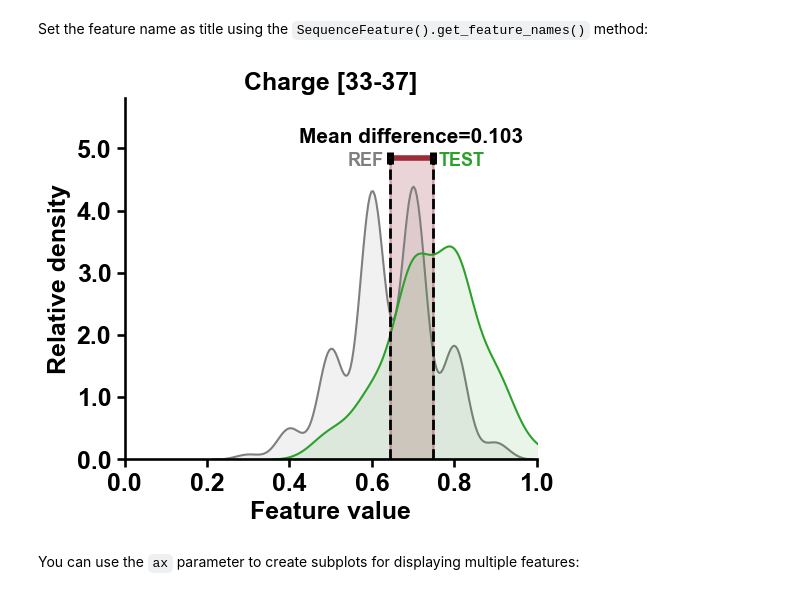
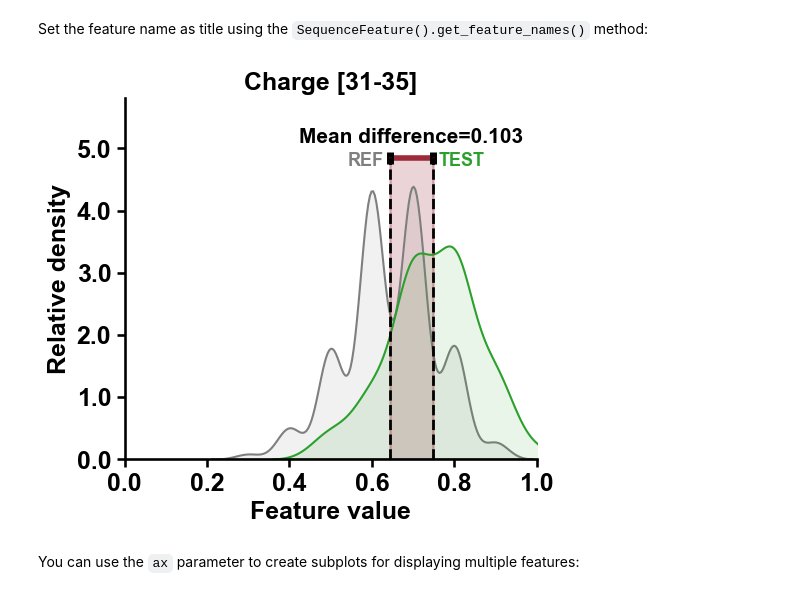
Before and after one commit to breimanntools/aaanalysis, a Jupyter notebook: examples/feature_engineering/cpp_plot_feature.ipynb, the cells around one changed output. Saved outputs shown, nothing was run; the diff lists cells and outputs as text; code cells hidden in the pictures.

```diff
--- a/examples/feature_engineering/cpp_plot_feature.ipynb
+++ b/examples/feature_engineering/cpp_plot_feature.ipynb
@@ -61,12 +61,12 @@ The distributions for the test dataset (``TEST``, green) and the reference datas
 Set the feature name as title using the ``SequenceFeature().get_feature_names()`` method:
 # %%
 sf = aa.SequenceFeature()
-feature_names = sf.get_feature_names(features=list_features, tmd_len=23)
+feature_names = sf.get_feature_names(features=list_features)
 cpp_plot.feature(feature=list_features[0], df_seq=df_seq, labels=labels)
 plt.title(feature_names[0])
 plt.show()
 # %% [output]
-[figure, old version]
+[figure, new version]
 # %% [markdown]
 You can use the ``ax`` parameter to create subplots for displaying multiple features:
 # %%
```
Also changed, not shown: parts of 6 cells of this notebook.
